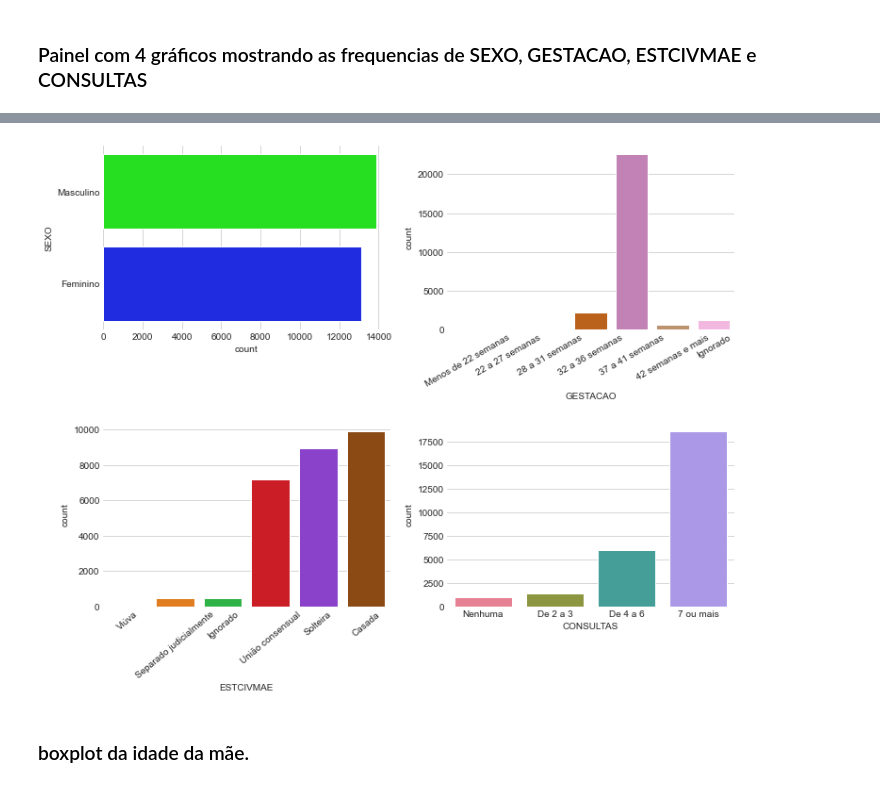
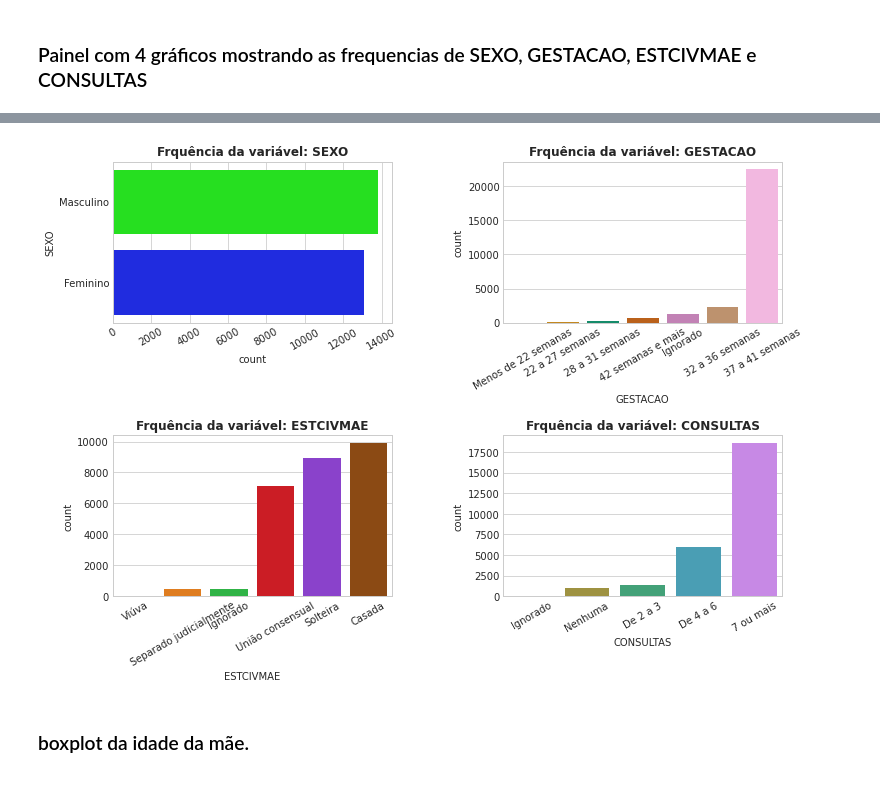
Before and after one commit to luizaires/Analise-SINASC-RO, a Jupyter notebook: Analise_de dados do_SINASC_2019 de Rondônia.ipynb, the cells around one changed output, grey strips where cells are left out. Drawn from its saved outputs; the diff is of its cells as text; code cells hidden in the pictures.

```diff
--- a/Analise_de dados do_SINASC_2019 de Rondônia.ipynb
+++ b/Analise_de dados do_SINASC_2019 de Rondônia.ipynb
@@ -148,12 +131,11 @@ Text(0.5, 1.0, 'Valor Médio do APGAR1 por Sexo')
 #Agrupando as categorias da variável GESTACAO,
 #calculando a média dos valores do APGAR5 de cada categoria e ordenado os valores em ordem crescente
 #Atribuindo valores a uma variável
-media_grupo = df.groupby('GESTACAO')['APGAR5'].mean().sort_values().values
+media_grupo = sinasc.groupby('GESTACAO')['APGAR5'].mean().sort_values().values
 #Atribuindo os índices a uma variável
-nomes_grupo = df.groupby('GESTACAO')['APGAR5'].mean().sort_values().index
+nomes_grupo = sinasc.groupby('GESTACAO')['APGAR5'].mean().sort_values().index
 # %%
-#Plotando o valor médio do APGAR5 por tempo de Gestação
-plt.style.use('seaborn-dark')
+#Plotando o valor médio do APGAR5 por tempo de Gestação, usando pyplot
 fig, ax = plt.subplots(figsize = (6,4))
 ax.bar(nomes_grupo, media_grupo)
 ax.tick_params(axis = 'x', rotation = 30)
@@ -246,7 +224,7 @@ ax.set(xlabel = 'Estado civil da mãe', ylabel = 'APGAR5 Médio', title = 'APGAR
 # %% [markdown]
 ### Gráfico de barras: APGAR5 médio por CONSULTAS
 # %%
-APGAR5_med_consultas = df.groupby('CONSULTAS')['APGAR5'].mean()
+APGAR5_med_consultas = sinasc.groupby('CONSULTAS')['APGAR5'].mean()
 APGAR5_med_consultas
 # %% [output]
 CONSULTAS
@@ -257,7 +235,11 @@ Ignorado     8.860000
 Nenhuma      8.981481
 Name: APGAR5, dtype: float64
 # %%
-ax = sns.barplot(x = 'CONSULTAS', y = 'APGAR5', estimator = np.mean, data = df,
-                order = APGAR5_med_consultas.sort_values().index, palette = 'dark')
-ax.set_title('APGAR5 Médio por Nº de Consultas', fontsize = 12, y = 1.02)
+ax = sns.barplot(x = 'CONSULTAS',
+                 y = 'APGAR5',
+                 estimator = np.mean,
+                 data = sinasc,
+                 order = APGAR5_med_consultas.sort_values().index,
+                 palette = 'dark')
+ax.set_title('APGAR5 Médio por Nº de Consultas', fontsize = 12, fontweight = 'bold', y = 1.02);
 # %% [output]
@@ -268,37 +269,25 @@ Text(0.5, 1.02, 'APGAR5 Médio por Nº de Consultas')
 # %%
-plt.close('all')
-sns.set_style("whitegrid")
-plt.rc('figure', figsize=(12, 9))
-fig, ax = plt.subplots(2, 2)
+cols = ['SEXO', 'GESTACAO', 'ESTCIVMAE', 'CONSULTAS']
+pcolors = ['hsv', 'colorblind', 'bright', 'husl']
 
-#Gráfico I-Frequência da variável SEXO
-sns.countplot(ax= ax[0,0], y='SEXO', data=df, palette = 'hsv')
-#Gráfico II-Frequência para o tempo de gestação
-sns.countplot(ax = ax[0,1], x = 'GESTACAO', data = df,
-              order = ['Menos de 22 semanas',
-                       '22 a 27 semanas',
-                       '28 a 31 semanas',
-                       '32 a 36 semanas',
-                       '37 a 41 semanas',
-                       '42 semanas e mais',
-                       'Ignorado'],
-              palette = 'colorblind'
-             )
-ax[0,1].tick_params(axis = 'x', rotation = 30)
-#Gráfico III-Frequência para o estado civil da mãe
-sns.countplot(ax = ax[1,0], x = 'ESTCIVMAE', data = df,
-              order = df['ESTCIVMAE'].value_counts().sort_values().index,
-              palette = 'bright'
-             )
-ax[1,0].tick_params(axis = 'x', rotation = 40)
-#Gráfico IV-Frequência para as categorias de Consultas
-sns.countplot(ax = ax[1,1], x = 'CONSULTAS', data = df,
-              order = ['Nenhuma', 'De 2 a 3', 'De 4 a 6', '7 ou mais'],
-              palette = 'husl'
-             )
-plt.subplots_adjust(wspace = 0.2, hspace = 0.5)
+
+with mpl.style.context('seaborn-whitegrid'):
+    fig, axs = plt.subplots(2, 2, figsize = (12, 8))
+    plt.subplots_adjust(wspace = 0.4, hspace = 0.7)
+    axes = fig.get_axes()
+    for ax, col, pcolor in zip(axes, cols, pcolors):
+        if(col == 'SEXO'):
+            sns.countplot(ax = ax, y = col, data = sinasc, palette = pcolor)
+        else:
+            sns.countplot(ax = ax,
+                          x = col,
+                          data = sinasc,
+                          order = sinasc[col].value_counts().sort_values().index,
+                          palette = pcolor)
+        ax.tick_params(axis = 'x', rotation = 30)
+        ax.set_title(f'Frquência da variável: {col}', fontweight = 'bold')
 # %% [output]
-[figure, old version]
+[figure, new version]
 # %% [markdown]
 ### boxplot da idade da mãe.
 # %%
```
Also changed, not shown: parts of 38 cells of this notebook.
